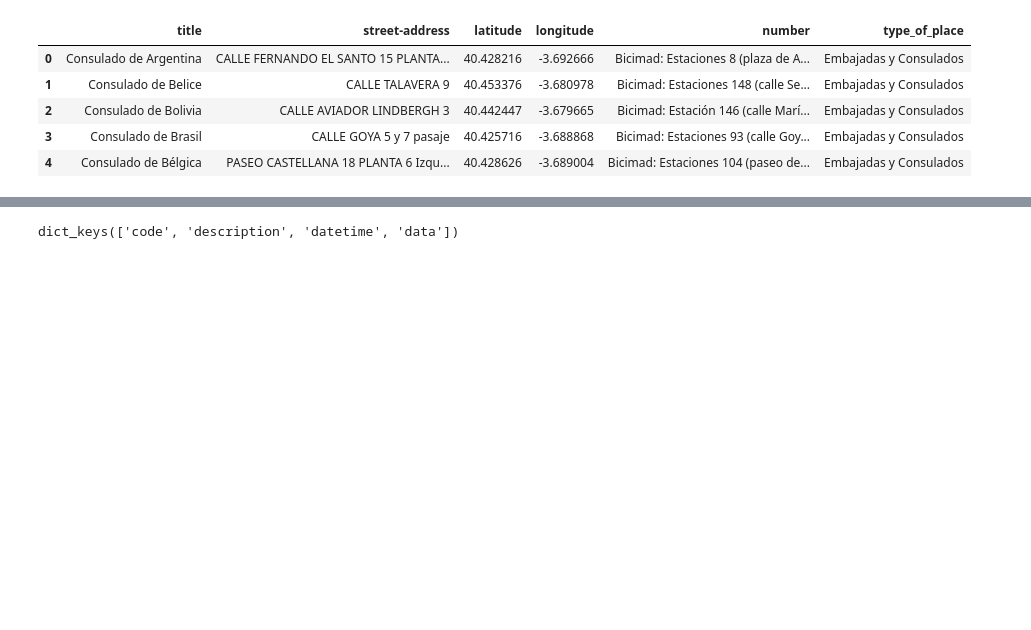
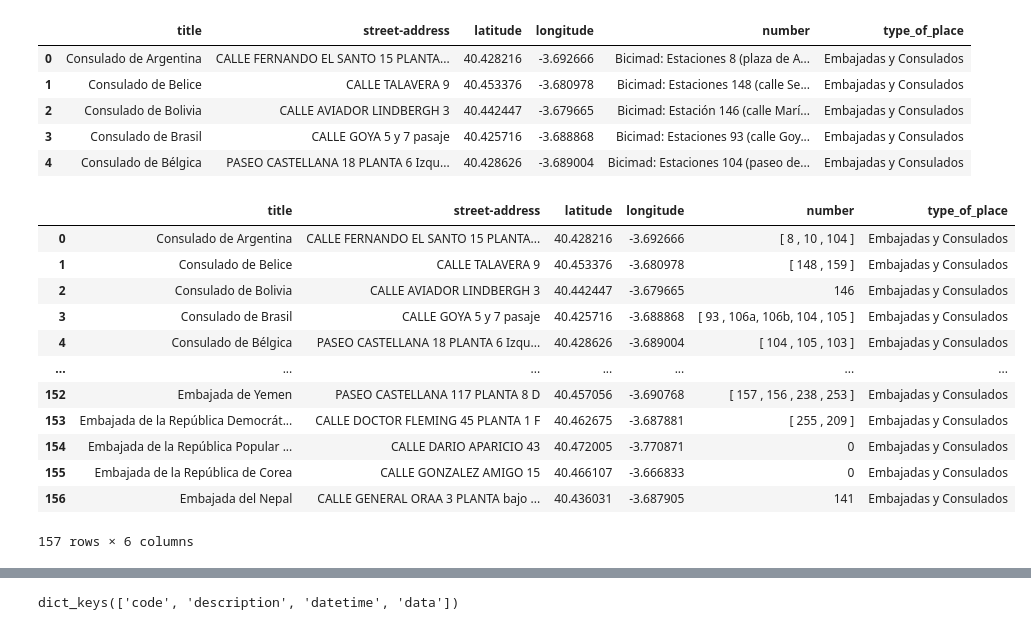
Before and after one commit to VeroOli/project_Bicimad, a Jupyter notebook: notebooks/dev_notebook_.ipynb, the cells around one changed output, grey strips where cells are left out. Drawn from its saved outputs; the diff is of its cells as text; code cells hidden in the pictures; blank space fills up the shorter version.

```diff
--- a/notebooks/dev_notebook_.ipynb
+++ b/notebooks/dev_notebook_.ipynb
@@ -145,2 +132,18 @@ for celda in embajadas['number']:
 embajadas['number']=celdas
+# %%
+embajadas
+# %% [output]
+|  | title | street-address | latitude | longitude | number | type_of_place |
+| 0 | Consulado de Argentina | CALLE FERNANDO EL SANTO 15 PLANTA... | 40.428216 | -3.692666 | [ 8 , 10 , 104 ] | Embajadas y Consulados |
+| 1 | Consulado de Belice | CALLE TALAVERA 9 | 40.453376 | -3.680978 | [ 148 , 159 ] | Embajadas y Consulados |
+| 2 | Consulado de Bolivia | CALLE AVIADOR LINDBERGH 3 | 40.442447 | -3.679665 | 146 | Embajadas y Consulados |
+| 3 | Consulado de Brasil | CALLE GOYA 5 y 7 pasaje | 40.425716 | -3.688868 | [ 93 , 106a, 106b, 104 , 105 ] | Embajadas y Consulados |
+| 4 | Consulado de Bélgica | PASEO CASTELLANA 18 PLANTA 6 Izqu... | 40.428626 | -3.689004 | [ 104 , 105 , 103 ] | Embajadas y Consulados |
+| ... | ... | ... | ... | ... | ... | ... |
+| 152 | Embajada de Yemen | PASEO CASTELLANA 117 PLANTA 8 D | 40.457056 | -3.690768 | [ 157 , 156 , 238 , 253 ] | Embajadas y Consulados |
+| 153 | Embajada de la República Democrát... | CALLE DOCTOR FLEMING 45 PLANTA 1 F | 40.462675 | -3.687881 | [ 255 , 209 ] | Embajadas y Consulados |
+| 154 | Embajada de la República Popular ... | CALLE DARIO APARICIO 43 | 40.472005 | -3.770871 | 0 | Embajadas y Consulados |
+| 155 | Embajada de la República de Corea | CALLE GONZALEZ AMIGO 15 | 40.466107 | -3.666833 | 0 | Embajadas y Consulados |
+| 156 | Embajada del Nepal | CALLE GENERAL ORAA 3 PLANTA bajo ... | 40.436031 | -3.687905 | 141 | Embajadas y Consulados |
+157 rows × 6 columns
 # %% [markdown]
```
Also changed, not shown: parts of 40 cells of this notebook, 8 other files.
